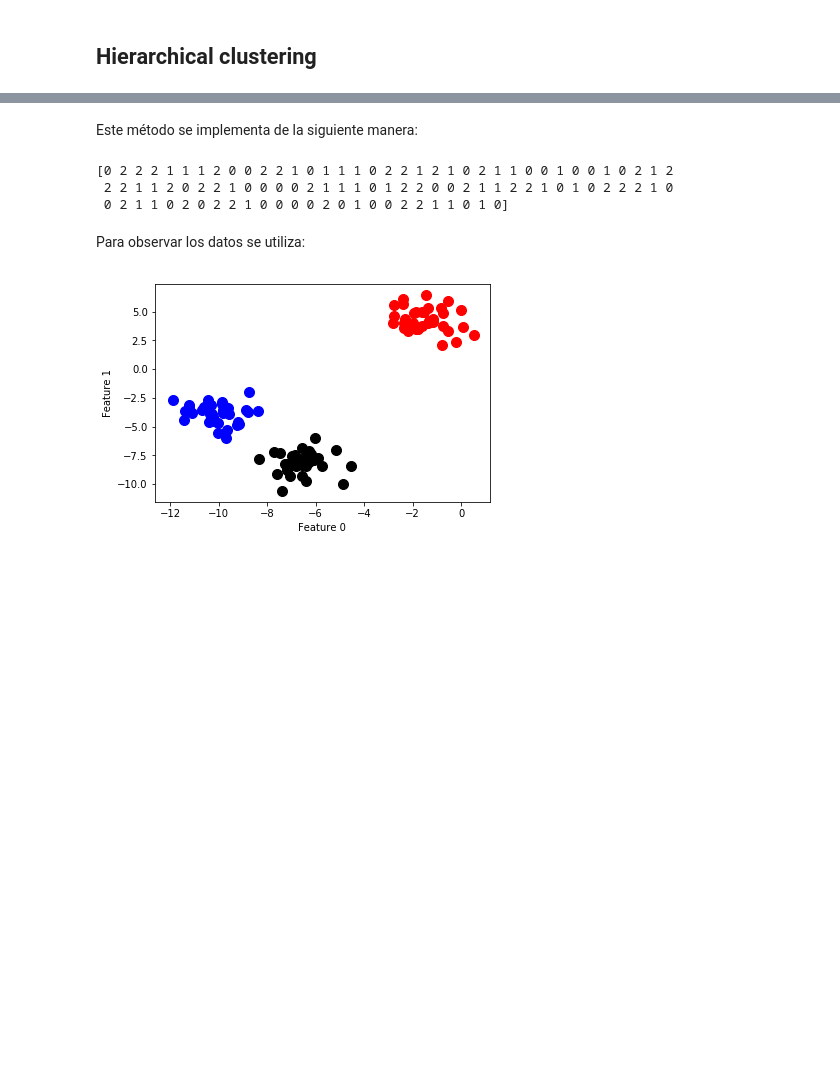
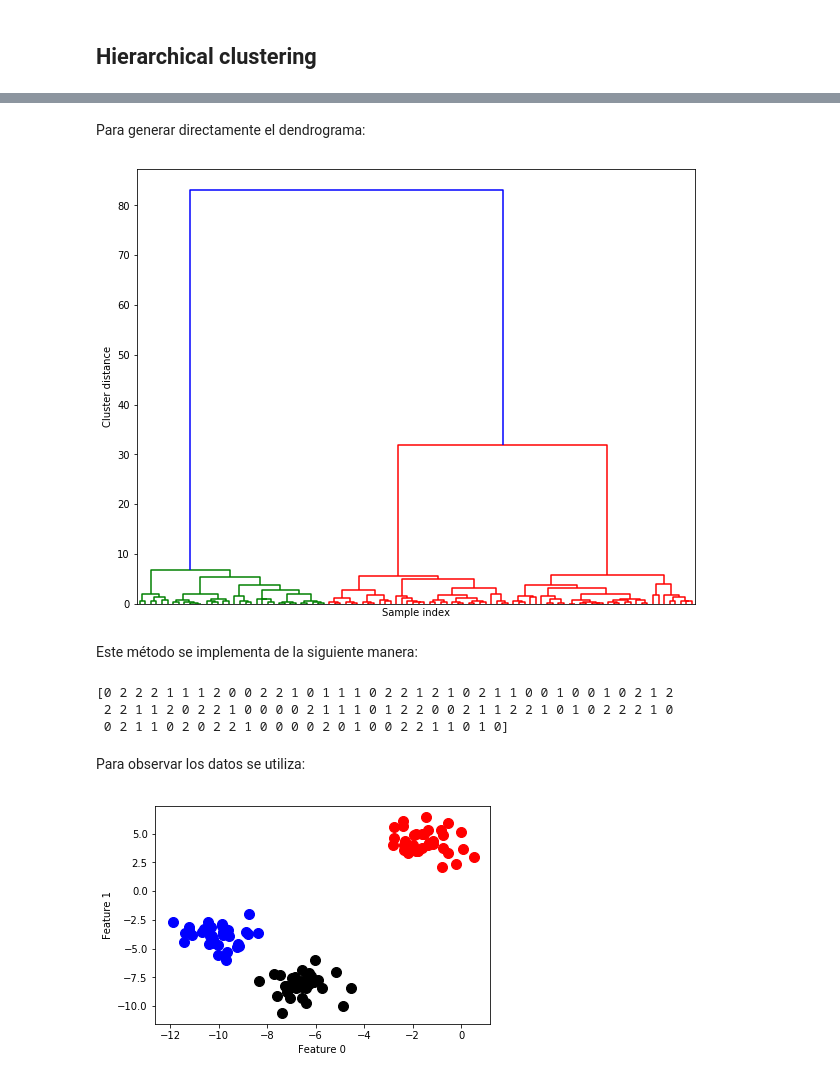
Before and after one commit to camilogutierrez/MachineLearning-1, a Jupyter notebook: NOTEBOOKS/12_Cluster.ipynb, the cells around one changed output, grey strips where cells are left out. Drawn from its saved outputs; the diff is of its cells as text; code cells hidden in the pictures; blank space fills up the shorter version.

```diff
--- a/NOTEBOOKS/12_Cluster.ipynb
+++ b/NOTEBOOKS/12_Cluster.ipynb
@@ -88,3 +184,13 @@ plt.ylabel('Cluster distance');
+# %% [markdown]
+Para generar directamente el dendrograma:
+# %%
+import scipy.cluster.hierarchy as sch
+plt.figure(figsize=(10,8))
+dendrogram=sch.dendrogram(sch.linkage(X,method='ward'), no_labels=True, truncate_mode='level')
+plt.xlabel('Sample index')
+plt.ylabel('Cluster distance');
+# %% [output]
+[figure, added]
 # %% [markdown]
 Este método se implementa de la siguiente manera:
 # %%
```
Also changed, not shown: parts of 27 cells of this notebook, 2 other files.
